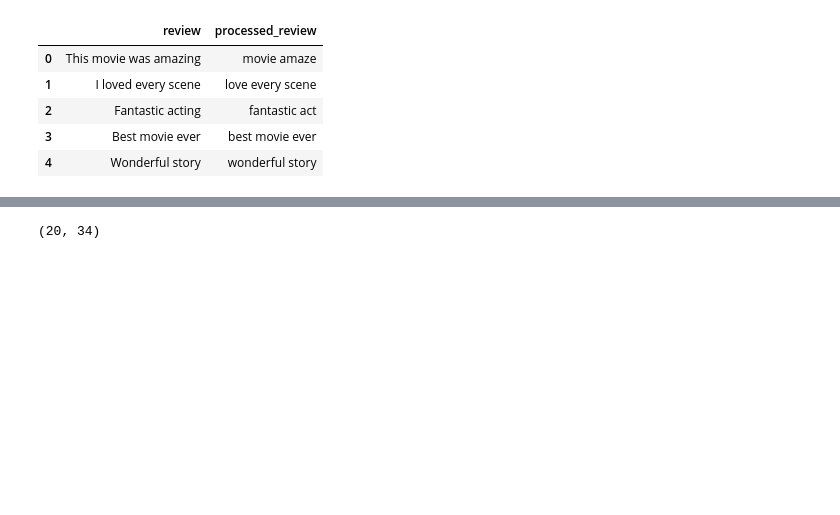
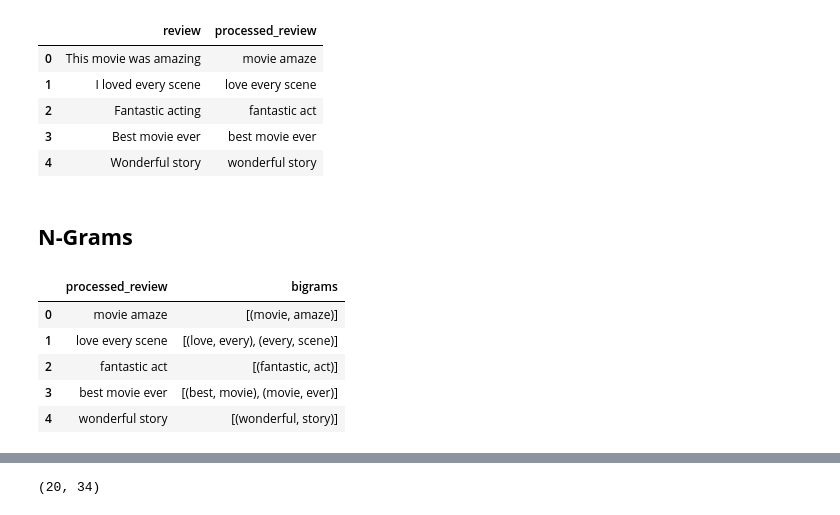
Before and after one commit to rupeshbharti/Today-I-Learned, a Jupyter notebook: NLP/Basic.ipynb, the cells around one changed output, grey strips where cells are left out. Drawn from its saved outputs; the diff is of its cells as text; code cells hidden in the pictures; blank space fills up the shorter version.

```diff
--- a/NLP/Basic.ipynb
+++ b/NLP/Basic.ipynb
@@ -175,3 +185,5 @@ df[['review','processed_review']].head()
 | 2 | Fantastic acting | fantastic act |
 | 3 | Best movie ever | best movie ever |
 | 4 | Wonderful story | wonderful story |
+# %% [markdown]
+## __N-Grams__
@@ -177,0 +192,13 @@ df[['review','processed_review']].head()
+# %%
+df['bigrams'] = df['processed_review'].apply(
+    lambda review: list(ngrams(review.split(), 2))
+)
+
+df[['processed_review', 'bigrams']].head()
+# %% [output]
+|  | processed_review | bigrams |
+| 0 | movie amaze | [(movie, amaze)] |
+| 1 | love every scene | [(love, every), (every, scene)] |
+| 2 | fantastic act | [(fantastic, act)] |
+| 3 | best movie ever | [(best, movie), (movie, ever)] |
+| 4 | wonderful story | [(wonderful, story)] |
```
Also changed, not shown: parts of 40 cells of this notebook, 4 other files.
